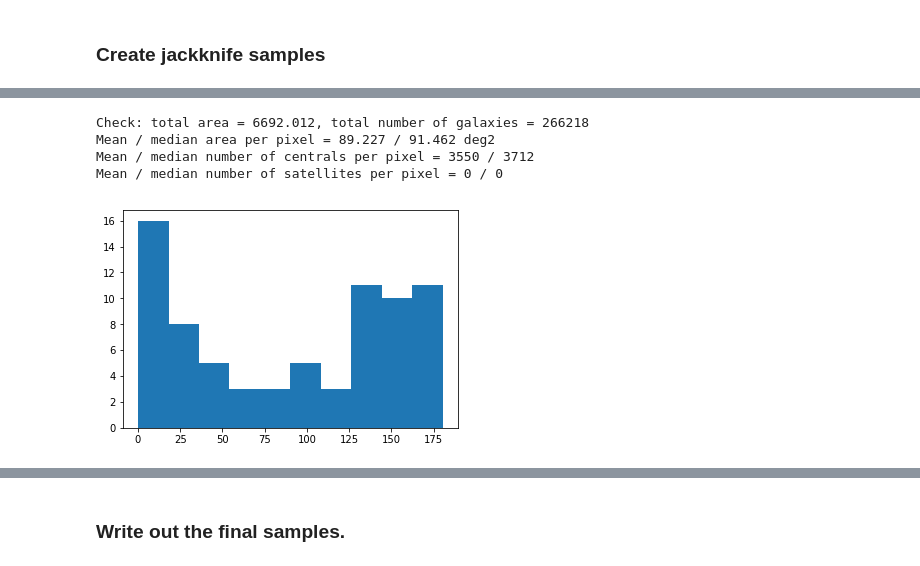
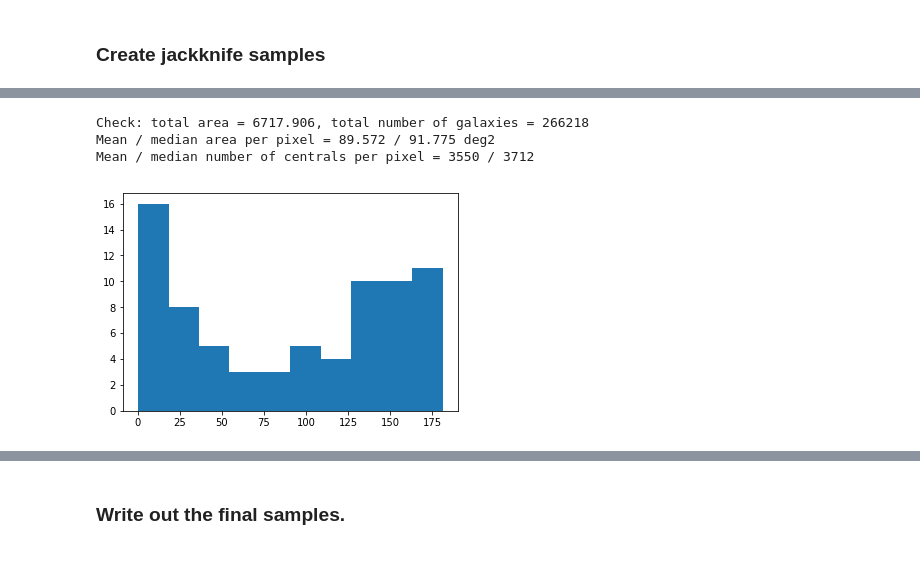
Before and after one commit to moustakas/legacyhalos, a Jupyter notebook: doc/legacyhalos-sample-selection.ipynb, the cells around one changed output, grey strips where cells are left out. Drawn from its saved outputs; the diff is of its cells as text; code cells hidden in the pictures.

```diff
--- a/doc/legacyhalos-sample-selection.ipynb
+++ b/doc/legacyhalos-sample-selection.ipynb
@@ -232,0 +283,4 @@ sample = hstack( (rmdeep, lsdeep) )
+# %%
+rmcendeep = rmcen[cendepthcut]
+lscendeep = lscen[cendepthcut]
+cen = hstack( (rmcendeep, lscendeep) )
@@ -260,7 +316,7 @@ def get_area(nside=256, qaplot=True):
     """Get the unique area of the sample."""
 
     areaperpix = hp.nside2pixarea(nside, degrees=True)
-    samplepix = radec2pix(nside, sample['RA'].data, sample['DEC'].data)
+    samplepix = radec2pix(nside, cen['RA'].data, cen['DEC'].data)
 
     outpixmap = []
     for dr, release in zip( ('dr6.0', 'dr7.1'), (6000, 7000) ):
@@ -269,7 +325,7 @@ def get_area(nside=256, qaplot=True):
         pixmap = Table(fitsio.read(pixfile))
         pixmap['DR'] = dr.upper()
 
-        these = sample['RELEASE'].data == release
+        these = cen['RELEASE'].data == release
         thesepix = np.unique(samplepix[these])
 
         # Only keep non-empty healpixels.
@@ -281,10 +337,11 @@ def get_area(nside=256, qaplot=True):
         outpixmap.append(pixmap[thesepix][keep])
     outpixmap = vstack(outpixmap)
 
-    print('Clamping FRACAREA at unity!')
-    toobig = outpixmap['FRACAREA'] > 1
-    if np.sum(toobig) > 0:
-        outpixmap['FRACAREA'][toobig] = 1.0
+    if False:
+        print('Clamping FRACAREA at unity!')
+        toobig = outpixmap['FRACAREA'] > 1
+        if np.sum(toobig) > 0:
+            outpixmap['FRACAREA'][toobig] = 1.0
 
     # Don't double-count area, where DR6 and DR7 overlap.
     _, keep = np.unique(outpixmap['HPXPIXEL'], return_index=True)
@@ -307,9 +364,9 @@ def get_area(nside=256, qaplot=True):
         uu = np.in1d(samplepix, outpixmap['HPXPIXEL'][keep])
         dd = np.in1d(samplepix, outpixmap['HPXPIXEL'][dup])
         fig, ax = plt.subplots()
-        ax.scatter(sample['RA'][uu], sample['DEC'][uu], s=1, marker='s',
+        ax.scatter(cen['RA'][uu], cen['DEC'][uu], s=1, marker='s',
                    label=r'Unique: {:.1f} deg$^{{2}}$'.format(area))
-        ax.scatter(sample['RA'][dd], sample['DEC'][dd], s=1, marker='s',
+        ax.scatter(cen['RA'][dd], cen['DEC'][dd], s=1, marker='s',
                    label=r'Overlapping: {:.1f} deg$^{{2}}$'.format(duparea))
         ax.set_xlim(0, 360)
         ax.set_ylim(-15, 80)
@@ -345,8 +401,8 @@ def jackknife_samples(pixmap, nside_pixmap=256, nside_jack=4):
     area_pixmap = hp.nside2pixarea(nside_pixmap, degrees=True)
     print('Jackknife nside = {} with area = {:.3f} deg2'.format(nside_jack, area_jack))
 
-    pix_jack = radec2pix(nside_jack, sample['RA'].data, sample['DEC'].data)
-    pix_pixmap = radec2pix(nside_pixmap, sample['RA'].data, sample['DEC'].data)
+    pix_jack = radec2pix(nside_jack, cen['RA'].data, cen['DEC'].data)
+    pix_pixmap = radec2pix(nside_pixmap, cen['RA'].data, cen['DEC'].data)
 
     upix_jack = np.unique(pix_jack)
     upix_jack = upix_jack[np.argsort(upix_jack)]
@@ -360,7 +416,6 @@ def jackknife_samples(pixmap, nside_pixmap=256, nside_jack=4):
     out['DEC'] = dec_jack
     out['AREA'] = np.zeros(npix).astype('f4')
     out['NCEN'] = np.zeros(npix).astype('int')
-    out['NSAT'] = np.zeros(npix).astype('int')
 
     for ii, pp in enumerate(upix_jack):
         these = np.where( pp == pix_jack )[0]
@@ -417,0 +448,5 @@ Table length=75
+# %%
+nside_jack = 4
+jack = jackknife_samples(pixmap, nside_jack=nside_jack)
+njack = len(jack)
+jack
@@ -418,16 +475,13 @@ Table length=75
 # %%
 print('Check: total area = {:.3f}, total number of galaxies = {}'.format(
     np.sum(jack['AREA']), np.sum(jack['NCEN'])))
 print('Mean / median area per pixel = {:.3f} / {:.3f} deg2'.format(
     np.mean(jack['AREA']), np.median(jack['AREA'])))
 print('Mean / median number of centrals per pixel = {:.0f} / {:.0f}'.format(
     np.mean(jack['NCEN']), np.median(jack['NCEN'])))
-print('Mean / median number of satellites per pixel = {:.0f} / {:.0f}'.format(
-    np.mean(jack['NSAT']), np.median(jack['NSAT'])))
 _ = plt.hist(jack['AREA'])
 # %% [output]
-Check: total area = 6692.012, total number of galaxies = 266218
-Mean / median area per pixel = 89.227 / 91.462 deg2
+Check: total area = 6717.906, total number of galaxies = 266218
+Mean / median area per pixel = 89.572 / 91.775 deg2
 Mean / median number of centrals per pixel = 3550 / 3712
-Mean / median number of satellites per pixel = 0 / 0
-[figure, old version]
+[figure, new version]
```
Also changed, not shown: parts of 31 cells of this notebook, 3 other files.
